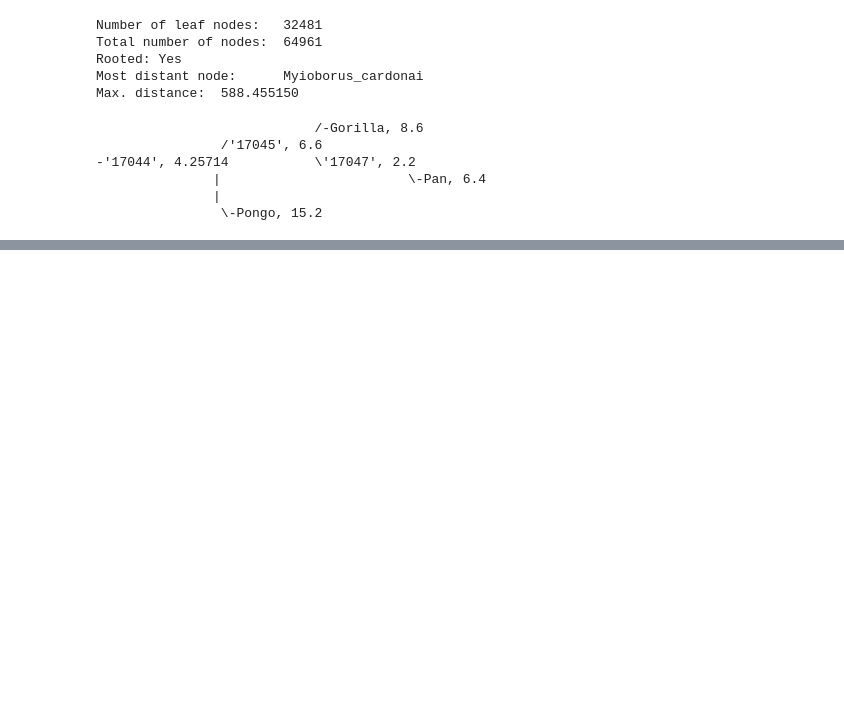
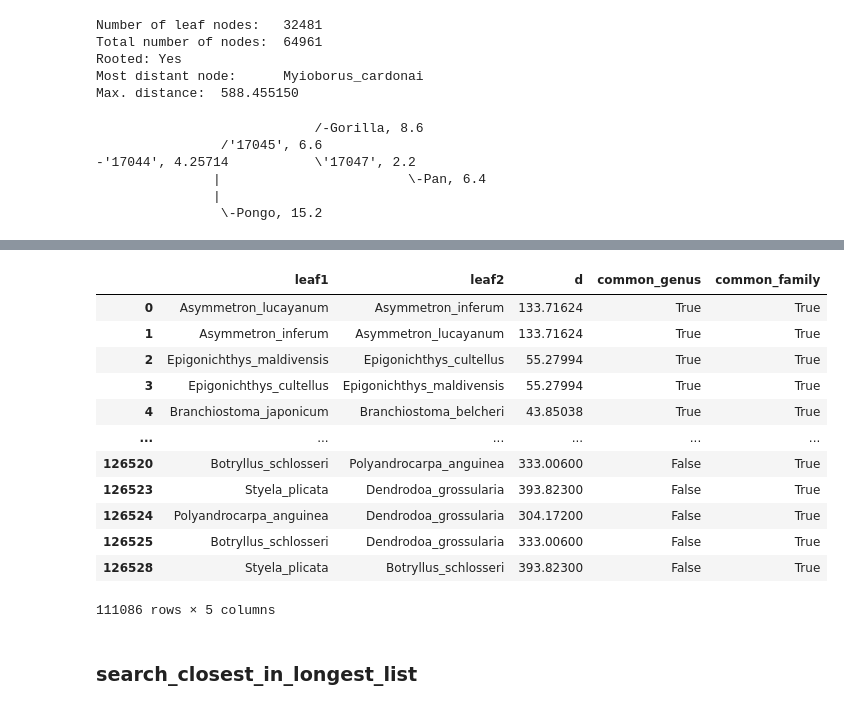
Before and after one commit to mitoclub/nemu-pipeline, a Jupyter notebook: notebooks/prepare_beasts_datasets.ipynb, the cells around one changed output, grey strips where cells are left out. Saved outputs shown, nothing was run; the diff lists cells and outputs as text; code cells hidden in the pictures; blank space fills up the shorter version.

```diff
--- a/notebooks/prepare_beasts_datasets.ipynb
+++ b/notebooks/prepare_beasts_datasets.ipynb
@@ -643,0 +569,18 @@ leaf.get_closest_leaf()
+# %%
+df_closest_filtered
+# %% [output]
+|  | leaf1 | leaf2 | d | common_genus | common_family |
+| 0 | Asymmetron_lucayanum | Asymmetron_inferum | 133.71624 | True | True |
+| 1 | Asymmetron_inferum | Asymmetron_lucayanum | 133.71624 | True | True |
+| 2 | Epigonichthys_maldivensis | Epigonichthys_cultellus | 55.27994 | True | True |
+| 3 | Epigonichthys_cultellus | Epigonichthys_maldivensis | 55.27994 | True | True |
+| 4 | Branchiostoma_japonicum | Branchiostoma_belcheri | 43.85038 | True | True |
+| ... | ... | ... | ... | ... | ... |
+| 126520 | Botryllus_schlosseri | Polyandrocarpa_anguinea | 333.00600 | False | True |
+| 126523 | Styela_plicata | Dendrodoa_grossularia | 393.82300 | False | True |
+| 126524 | Polyandrocarpa_anguinea | Dendrodoa_grossularia | 304.17200 | False | True |
+| 126525 | Botryllus_schlosseri | Dendrodoa_grossularia | 333.00600 | False | True |
+| 126528 | Styela_plicata | Botryllus_schlosseri | 393.82300 | False | True |
+111086 rows × 5 columns
+# %% [markdown]
+### search_closest_in_longest_list
```
Also changed, not shown: parts of 44 cells of this notebook.
